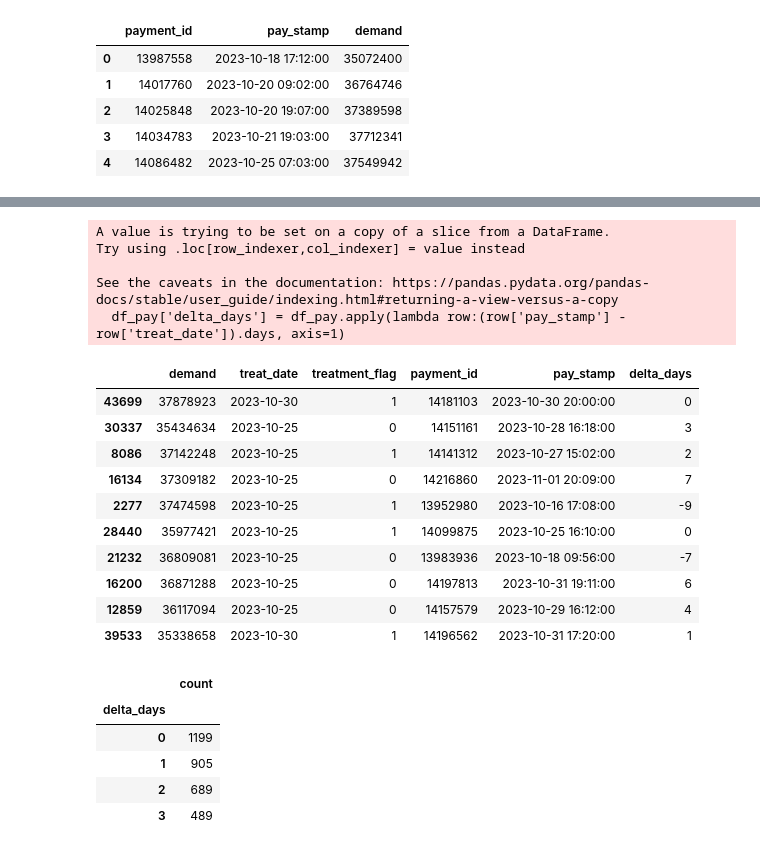
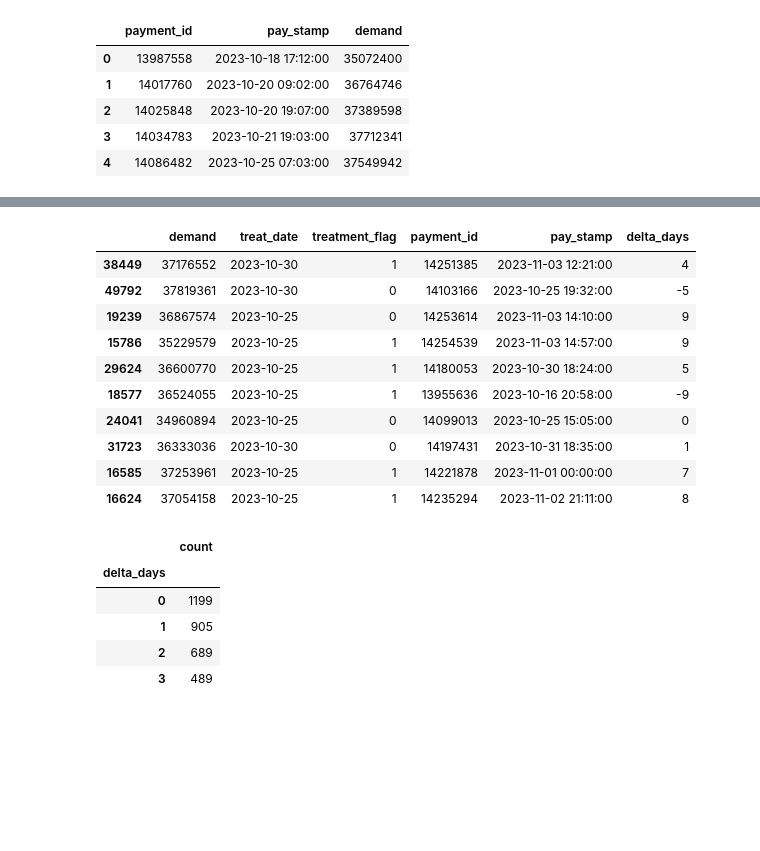
Before and after one commit to witchyburn/ab_test_analysis, a Jupyter notebook: notebooks/ab_analysis.ipynb, the cells around one changed output, grey strips where cells are left out. Saved outputs shown, nothing was run; the diff lists cells and outputs as text; code cells hidden in the pictures; blank space fills up the shorter version.

```diff
--- a/notebooks/ab_analysis.ipynb
+++ b/notebooks/ab_analysis.ipynb
@@ -190,30 +189,25 @@ total_df.sample(15)
 # %%
 # Разделение датафрейма на 2 для дальнейшей обработки:
 
-df_nan = total_df[total_df['payment_id'].isna()] # датафрейм с займами, по которым платежи не поступали
-df_pay = total_df[~total_df['payment_id'].isna()] # датафрейм с займами, по которым платежи поступали
+df_nan = total_df[total_df['payment_id'].isna()].copy() # датафрейм с займами, по которым платежи не поступали
+df_pay = total_df[~total_df['payment_id'].isna()].copy() # датафрейм с займами, по которым платежи поступали
 # %%
-# Нахождение разности дней между датой платежа и датой взаимодействия:
+# # Нахождение разности дней между датой платежа и датой взаимодействия:
 
-df_pay['delta_days'] = df_pay.apply(lambda row:(row['pay_stamp'] - row['treat_date']).days, axis=1)
+df_pay['delta_days'] = (df_pay['pay_stamp'] - df_pay['treat_date']).dt.days
 df_pay.sample(10)
 # %% [output]
-A value is trying to be set on a copy of a slice from a DataFrame.
-Try using .loc[row_indexer,col_indexer] = value instead
-
-See the caveats in the documentation: https://pandas.pydata.org/pandas-docs/stable/user_guide/indexing.html#returning-a-view-versus-a-copy
-  df_pay['delta_days'] = df_pay.apply(lambda row:(row['pay_stamp'] - row['treat_date']).days, axis=1)
 |  | demand | treat_date | treatment_flag | payment_id | pay_stamp | delta_days |
-| 43699 | 37878923 | 2023-10-30 | 1 | 14181103 | 2023-10-30 20:00:00 | 0 |
-| 30337 | 35434634 | 2023-10-25 | 0 | 14151161 | 2023-10-28 16:18:00 | 3 |
-| 8086 | 37142248 | 2023-10-25 | 1 | 14141312 | 2023-10-27 15:02:00 | 2 |
-| 16134 | 37309182 | 2023-10-25 | 0 | 14216860 | 2023-11-01 20:09:00 | 7 |
-| 2277 | 37474598 | 2023-10-25 | 1 | 13952980 | 2023-10-16 17:08:00 | -9 |
-| 28440 | 35977421 | 2023-10-25 | 1 | 14099875 | 2023-10-25 16:10:00 | 0 |
-| 21232 | 36809081 | 2023-10-25 | 0 | 13983936 | 2023-10-18 09:56:00 | -7 |
-| 16200 | 36871288 | 2023-10-25 | 0 | 14197813 | 2023-10-31 19:11:00 | 6 |
-| 12859 | 36117094 | 2023-10-25 | 0 | 14157579 | 2023-10-29 16:12:00 | 4 |
-| 39533 | 35338658 | 2023-10-30 | 1 | 14196562 | 2023-10-31 17:20:00 | 1 |
+| 38449 | 37176552 | 2023-10-30 | 1 | 14251385 | 2023-11-03 12:21:00 | 4 |
+| 49792 | 37819361 | 2023-10-30 | 0 | 14103166 | 2023-10-25 19:32:00 | -5 |
+| 19239 | 36867574 | 2023-10-25 | 0 | 14253614 | 2023-11-03 14:10:00 | 9 |
+| 15786 | 35229579 | 2023-10-25 | 1 | 14254539 | 2023-11-03 14:57:00 | 9 |
+| 29624 | 36600770 | 2023-10-25 | 1 | 14180053 | 2023-10-30 18:24:00 | 5 |
+| 18577 | 36524055 | 2023-10-25 | 1 | 13955636 | 2023-10-16 20:58:00 | -9 |
+| 24041 | 34960894 | 2023-10-25 | 0 | 14099013 | 2023-10-25 15:05:00 | 0 |
+| 31723 | 36333036 | 2023-10-30 | 0 | 14197431 | 2023-10-31 18:35:00 | 1 |
+| 16585 | 37253961 | 2023-10-25 | 1 | 14221878 | 2023-11-01 00:00:00 | 7 |
+| 16624 | 37054158 | 2023-10-25 | 1 | 14235294 | 2023-11-02 21:11:00 | 8 |
 # %%
 # Фильтрация датафрейма согласно условию, что платежи учитываются в течение 3 дней после взаимодействия:
 
```
Also changed, not shown: parts of 6 cells of this notebook.
